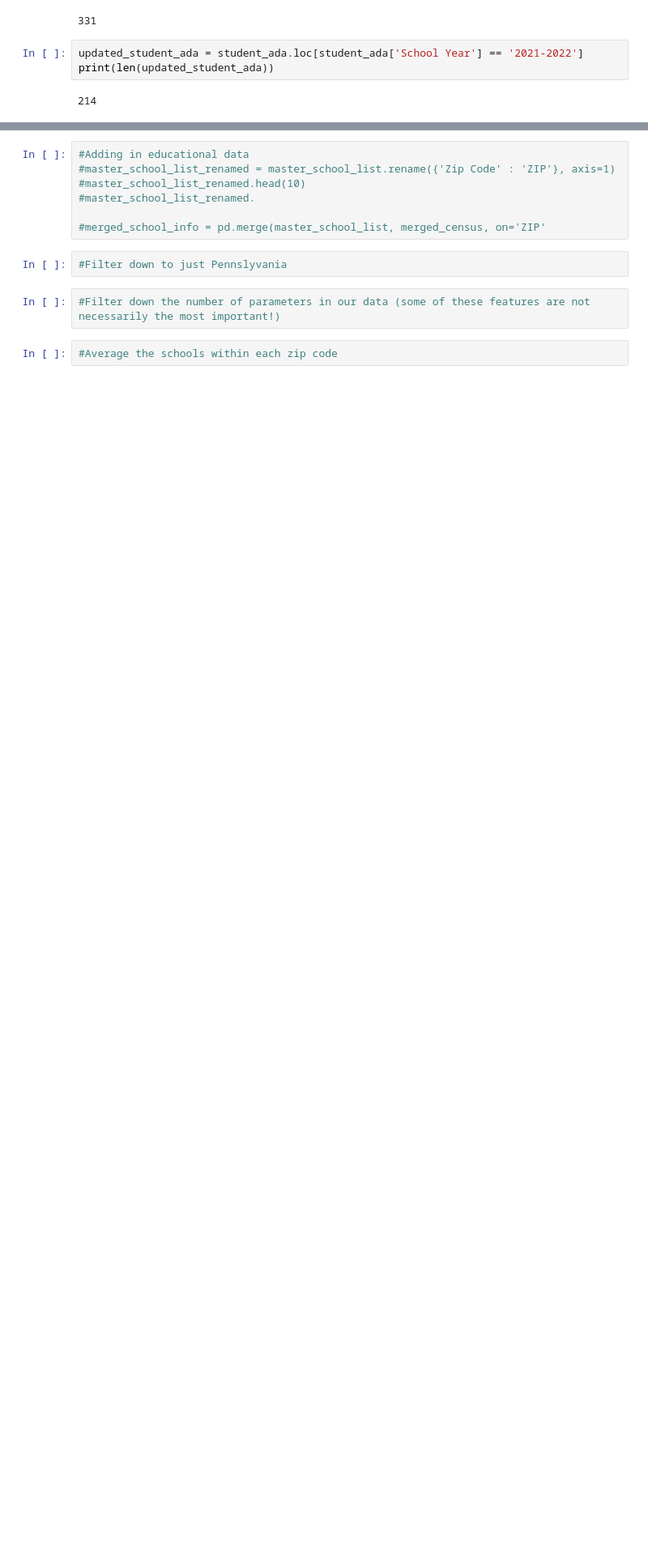
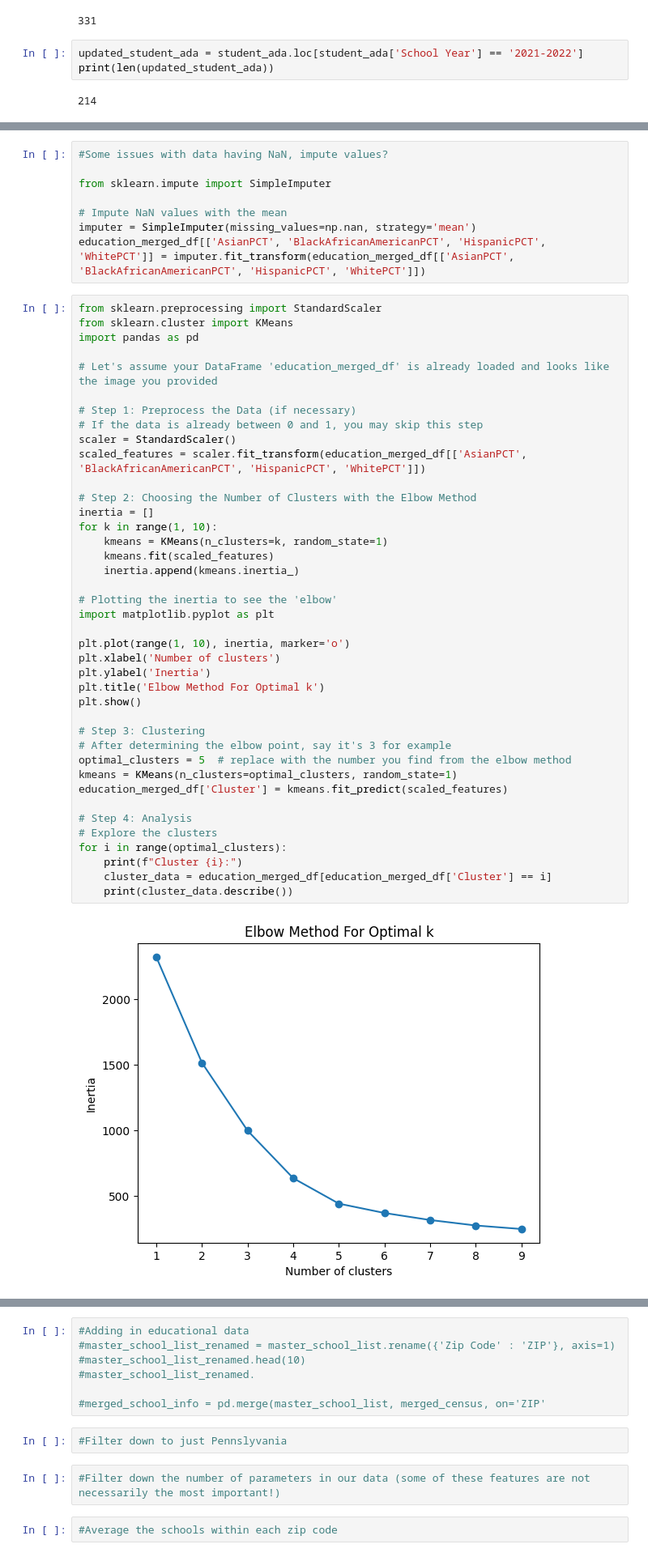
Before and after one commit to dfgbrooklyn24/Team-7, a Jupyter notebook: Team7.ipynb, the cells around one changed output, grey strips where cells are left out. Shown at 81% size. Saved outputs shown, nothing was run; the diff lists cells and outputs as text; blank space fills up the shorter version.

```diff
--- a/Team7.ipynb
+++ b/Team7.ipynb
@@ -187 +189,51 @@ education_merged_df.head(10)
 10 rows × 104 columns
+# %%
+#Some issues with data having NaN, impute values?
+
+from sklearn.impute import SimpleImputer
+
+# Impute NaN values with the mean
+imputer = SimpleImputer(missing_values=np.nan, strategy='mean')
+education_merged_df[['AsianPCT', 'BlackAfricanAmericanPCT', 'HispanicPCT', 'WhitePCT']] = imputer.fit_transform(education_merged_df[['AsianPCT', 'BlackAfricanAmericanPCT', 'HispanicPCT', 'WhitePCT']])
+# %%
+from sklearn.preprocessing import StandardScaler
+from sklearn.cluster import KMeans
+import pandas as pd
+
+# Let's assume your DataFrame 'education_merged_df' is already loaded and looks like the image you provided
+
+# Step 1: Preprocess the Data (if necessary)
+# If the data is already between 0 and 1, you may skip this step
+scaler = StandardScaler()
+scaled_features = scaler.fit_transform(education_merged_df[['AsianPCT', 'BlackAfricanAmericanPCT', 'HispanicPCT', 'WhitePCT']])
+
+# Step 2: Choosing the Number of Clusters with the Elbow Method
+inertia = []
+for k in range(1, 10):
+    kmeans = KMeans(n_clusters=k, random_state=1)
+    kmeans.fit(scaled_features)
+    inertia.append(kmeans.inertia_)
+
+# Plotting the inertia to see the 'elbow'
+import matplotlib.pyplot as plt
+
+plt.plot(range(1, 10), inertia, marker='o')
+plt.xlabel('Number of clusters')
+plt.ylabel('Inertia')
+plt.title('Elbow Method For Optimal k')
+plt.show()
+
+# Step 3: Clustering
+# After determining the elbow point, say it's 3 for example
+optimal_clusters = 5  # replace with the number you find from the elbow method
+kmeans = KMeans(n_clusters=optimal_clusters, random_state=1)
+education_merged_df['Cluster'] = kmeans.fit_predict(scaled_features)
+
+# Step 4: Analysis
+# Explore the clusters
+for i in range(optimal_clusters):
+    print(f"Cluster {i}:")
+    cluster_data = education_merged_df[education_merged_df['Cluster'] == i]
+    print(cluster_data.describe())
+# %% [output]
+[figure, added]
```
Also changed, not shown: parts of 11 cells of this notebook.
